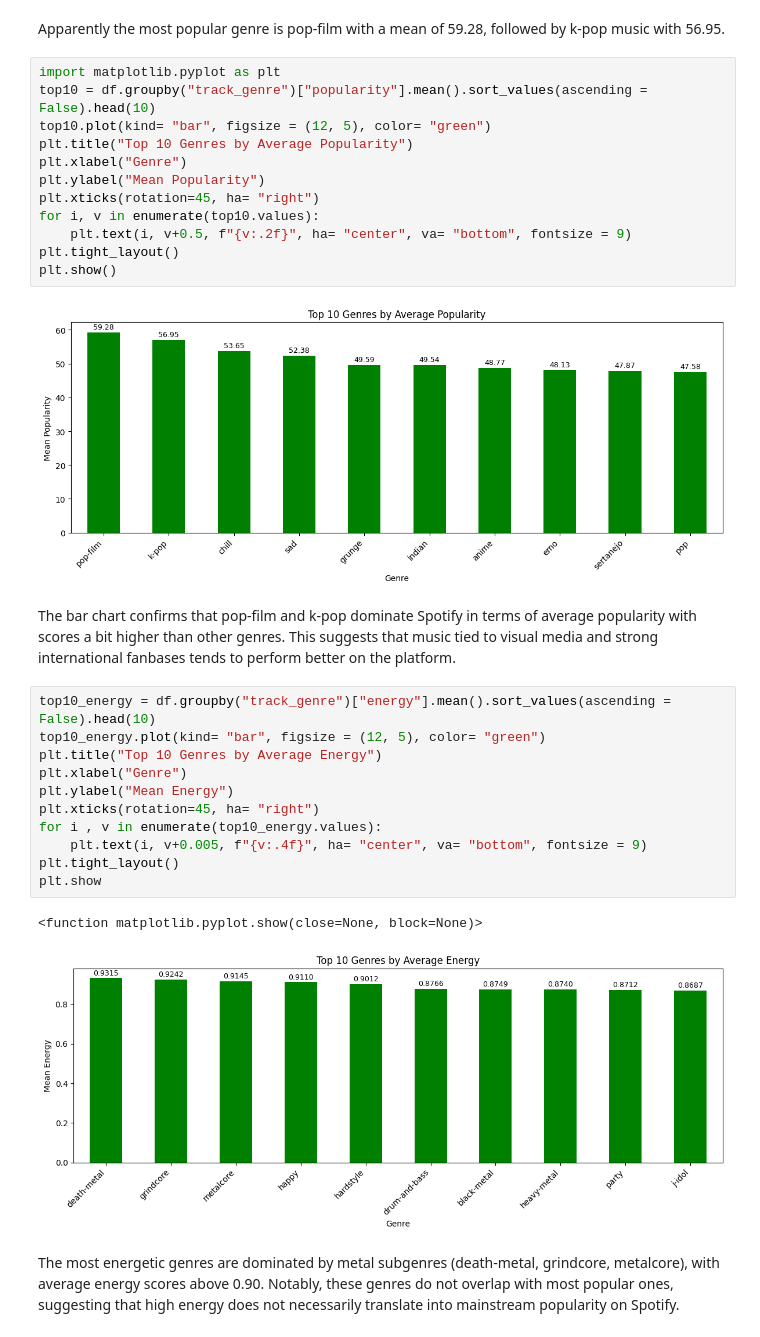
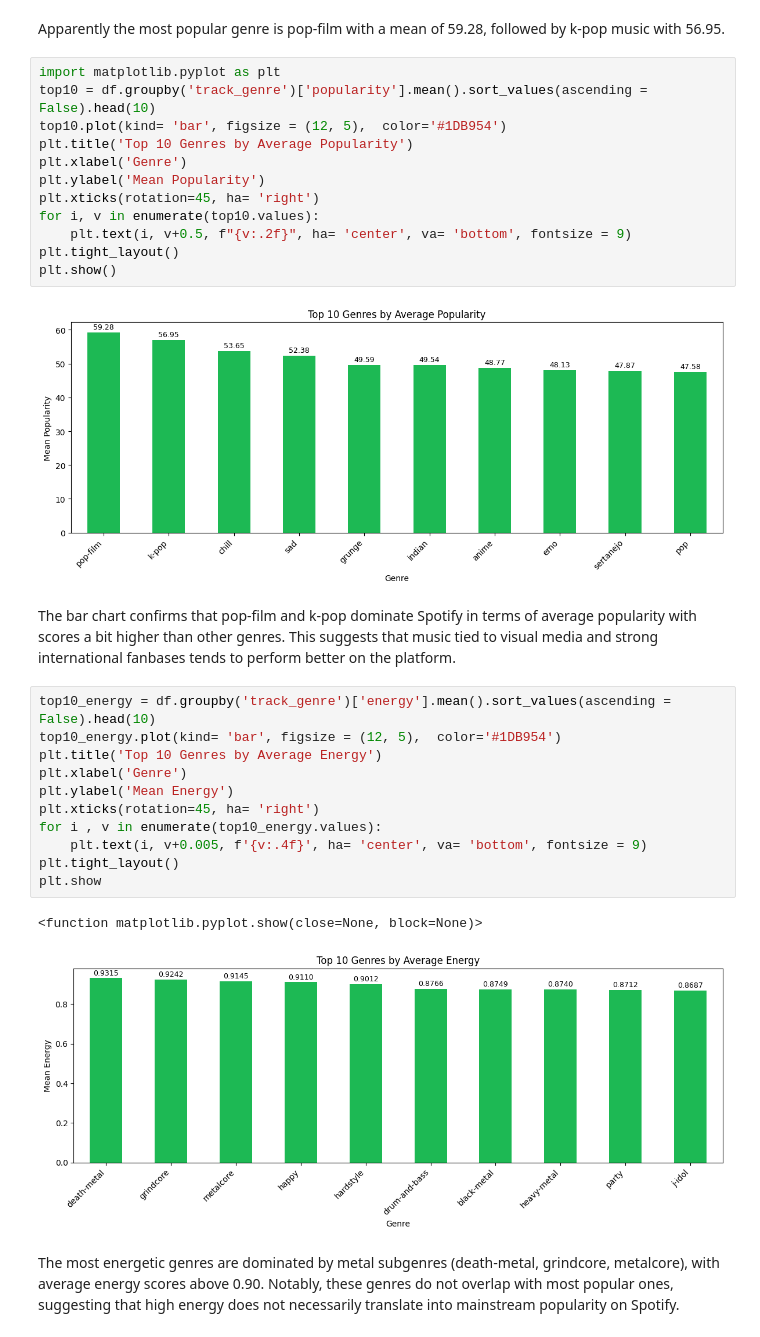
Before and after one commit to TortorelliRocco/Spotify_Analysis, a Jupyter notebook: SpotifyProject.ipynb, the cells around one changed output. Cells and saved outputs as stored; diff of their text form.

```diff
--- a/SpotifyProject.ipynb
+++ b/SpotifyProject.ipynb
@@ -112,34 +112,34 @@ dtype: float64
 Apparently the most popular genre is pop-film with a mean of 59.28, followed by k-pop music with 56.95.
 # %%
 import matplotlib.pyplot as plt
-top10 = df.groupby("track_genre")["popularity"].mean().sort_values(ascending = False).head(10)
-top10.plot(kind= "bar", figsize = (12, 5), color= "green")
-plt.title("Top 10 Genres by Average Popularity")
-plt.xlabel("Genre")
-plt.ylabel("Mean Popularity")
-plt.xticks(rotation=45, ha= "right")
+top10 = df.groupby('track_genre')['popularity'].mean().sort_values(ascending = False).head(10)
+top10.plot(kind= 'bar', figsize = (12, 5),  color='#1DB954')
+plt.title('Top 10 Genres by Average Popularity')
+plt.xlabel('Genre')
+plt.ylabel('Mean Popularity')
+plt.xticks(rotation=45, ha= 'right')
 for i, v in enumerate(top10.values):
-    plt.text(i, v+0.5, f"{v:.2f}", ha= "center", va= "bottom", fontsize = 9)
+    plt.text(i, v+0.5, f"{v:.2f}", ha= 'center', va= 'bottom', fontsize = 9)
 plt.tight_layout()
 plt.show()
 # %% [output]
-[figure, old version]
+[figure, new version]
 # %% [markdown]
 The bar chart confirms that pop-film and k-pop dominate Spotify in terms of average popularity with scores a bit higher than other genres. This suggests that music tied to visual media and strong international fanbases tends to perform better on the platform.
 # %%
-top10_energy = df.groupby("track_genre")["energy"].mean().sort_values(ascending = False).head(10)
-top10_energy.plot(kind= "bar", figsize = (12, 5), color= "green")
-plt.title("Top 10 Genres by Average Energy")
-plt.xlabel("Genre")
-plt.ylabel("Mean Energy")
-plt.xticks(rotation=45, ha= "right")
+top10_energy = df.groupby('track_genre')['energy'].mean().sort_values(ascending = False).head(10)
+top10_energy.plot(kind= 'bar', figsize = (12, 5),  color='#1DB954')
+plt.title('Top 10 Genres by Average Energy')
+plt.xlabel('Genre')
+plt.ylabel('Mean Energy')
+plt.xticks(rotation=45, ha= 'right')
 for i , v in enumerate(top10_energy.values):
-    plt.text(i, v+0.005, f"{v:.4f}", ha= "center", va= "bottom", fontsize = 9)
+    plt.text(i, v+0.005, f'{v:.4f}', ha= 'center', va= 'bottom', fontsize = 9)
 plt.tight_layout()
 plt.show
 # %% [output]
 <function matplotlib.pyplot.show(close=None, block=None)>
-[figure, old version]
+[figure, new version]
 # %% [markdown]
 The most energetic genres are dominated by metal subgenres (death-metal, grindcore, metalcore), with average energy scores above 0.90. Notably, these genres do not overlap with most popular ones, suggesting that high energy does not necessarily translate into mainstream popularity on Spotify.
 # %%
```
Also changed, not shown: parts of 12 cells of this notebook.
